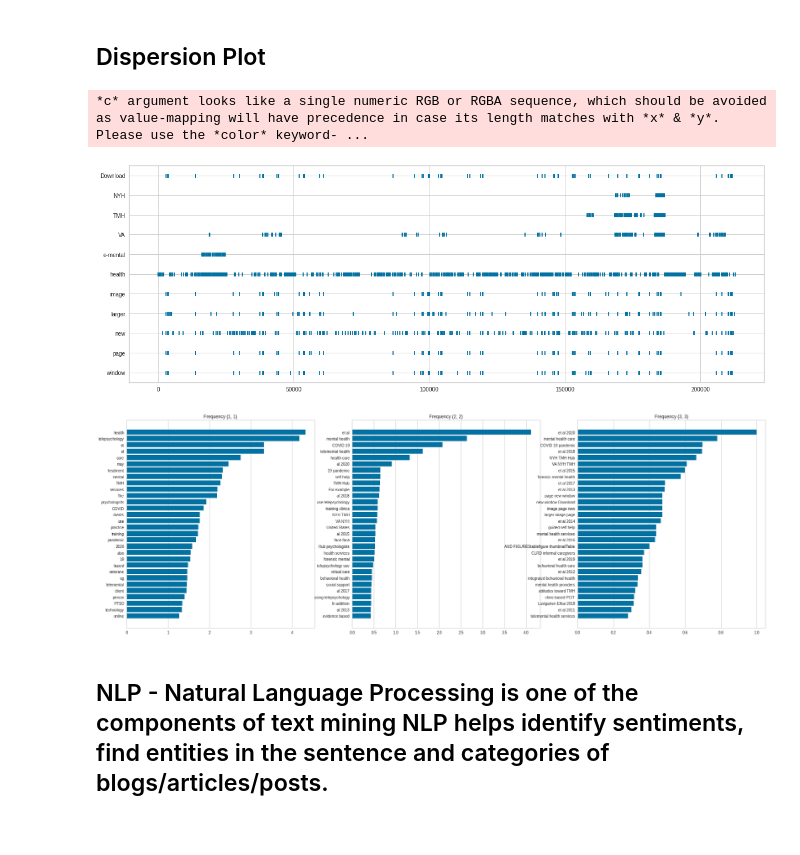
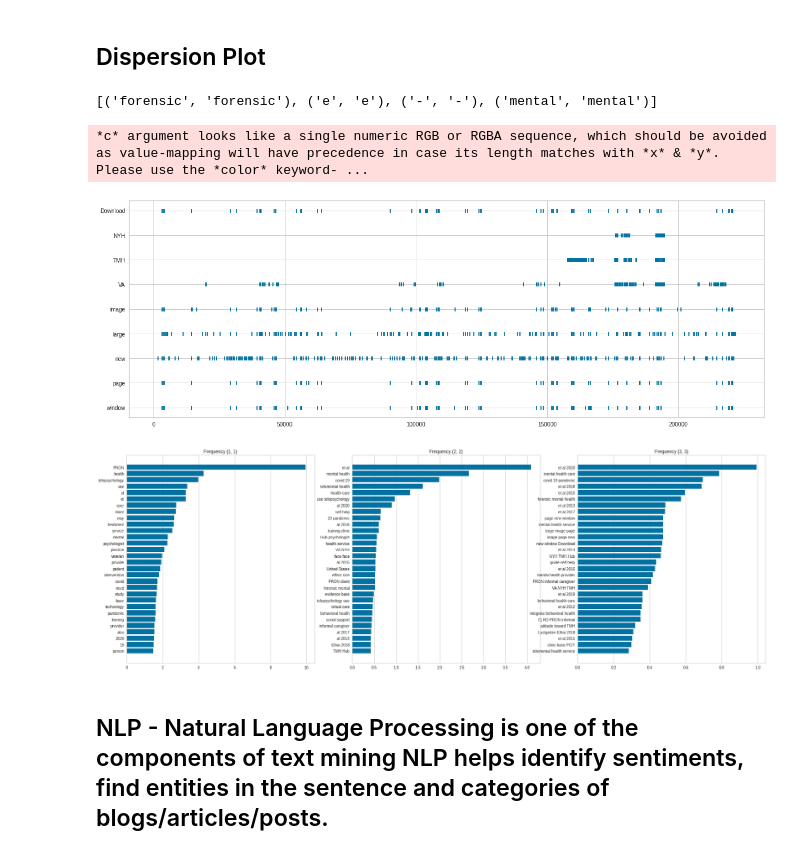
Before and after one commit to VintageGold/Text_Summarization, a Jupyter notebook: Text_Summarization.ipynb, the cells around one changed output. Saved outputs shown, nothing was run; the diff lists cells and outputs as text; code cells hidden in the pictures.

Commit message:
Added Lemmatization and Dispersion Plot

```diff
--- a/Text_Summarization.ipynb
+++ b/Text_Summarization.ipynb
@@ -226,21 +225,27 @@ for i in range(figs):
 [figure]
 # %% [markdown]
 ## Dispersion Plot
+# %%
+temp_doc = nlp("forensic e-mental")
+# Lemma Removes e-mental
+[(token.text,token.lemma_)for token in temp_doc]
+# %% [output]
+[('forensic', 'forensic'), ('e', 'e'), ('-', '-'), ('mental', 'mental')]
 # %%
-dispersion_text = [doc.split() for doc in df_metadata["Clean_Content"]]
+dispersion_text = [doc.split() for doc in lemmma_corpus]
 
-# Choose words whose occurence in the text will be plotted
+# Choose words whose occurence in the text will be plotted:
 not_found = ["1TABLESANDFIGUREstatefigure","AND FIGUREStatefigure"]
-other_words = [token.split() for token in ["TMH","NYH TMH","VA","image page new","new window Download","page new window","e-mental health","larger image page"]]
+other_words = [token.split() for token in ["TMH","NYH TMH","VA","image page new","new window Download","page new window","large image page"]]
 other_words_flattened = np.unique(np.concatenate(other_words).ravel().tolist())
 target_words = other_words_flattened
 
 # Create the visualizer and draw the plot
 visualizer = DispersionPlot(target_words,ignore_case=False)
 _ = visualizer.fit(dispersion_text)
 # %% [output]
 *c* argument looks like a single numeric RGB or RGBA sequence, which should be avoided as value-mapping will have precedence in case its length matches with *x* & *y*.  Please use the *color* keyword- ...
-[figure, old version]
+[figure, new version]
 # %%
 df_metadata["emental_Found"] = df_metadata["Content"].apply(lambda text: text.find("forensic emental health"))
 # %%
@@ -251,13 +256,13 @@ figs = len(ax)
 for i in range(figs):
 
     vectorizer = TfidfVectorizer(stop_words=cust_stopwords,ngram_range=(i+1,i+1),lowercase=False)
-    docs       = vectorizer.fit_transform(text)
+    docs       = vectorizer.fit_transform(lemmma_corpus)
     features   = vectorizer.get_feature_names()
     visualizer = FreqDistVisualizer(features=features, orient="H",n=30,ax=ax[i])
     ax[i].set_title(f"Frequency {vectorizer.ngram_range}")
     _ = visualizer.fit(docs)
 # %% [output]
-[figure, old version]
+[figure, new version]
 # %% [markdown]
 ## NLP - Natural Language Processing is one of the components of text mining NLP helps identify sentiments, find entities in the sentence and categories of blogs/articles/posts.
 # %% [markdown]
```
Also changed, not shown: parts of 2 cells of this notebook.
